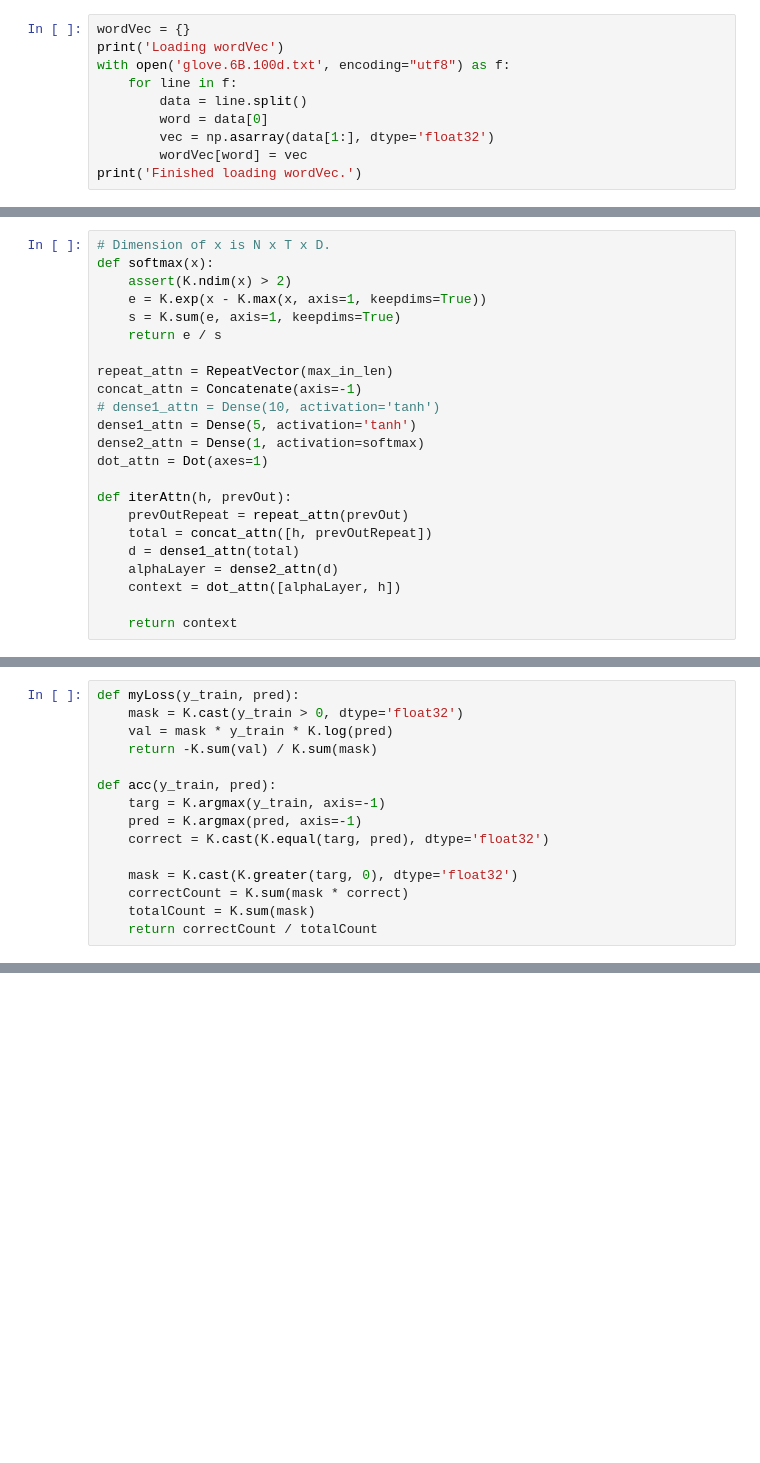
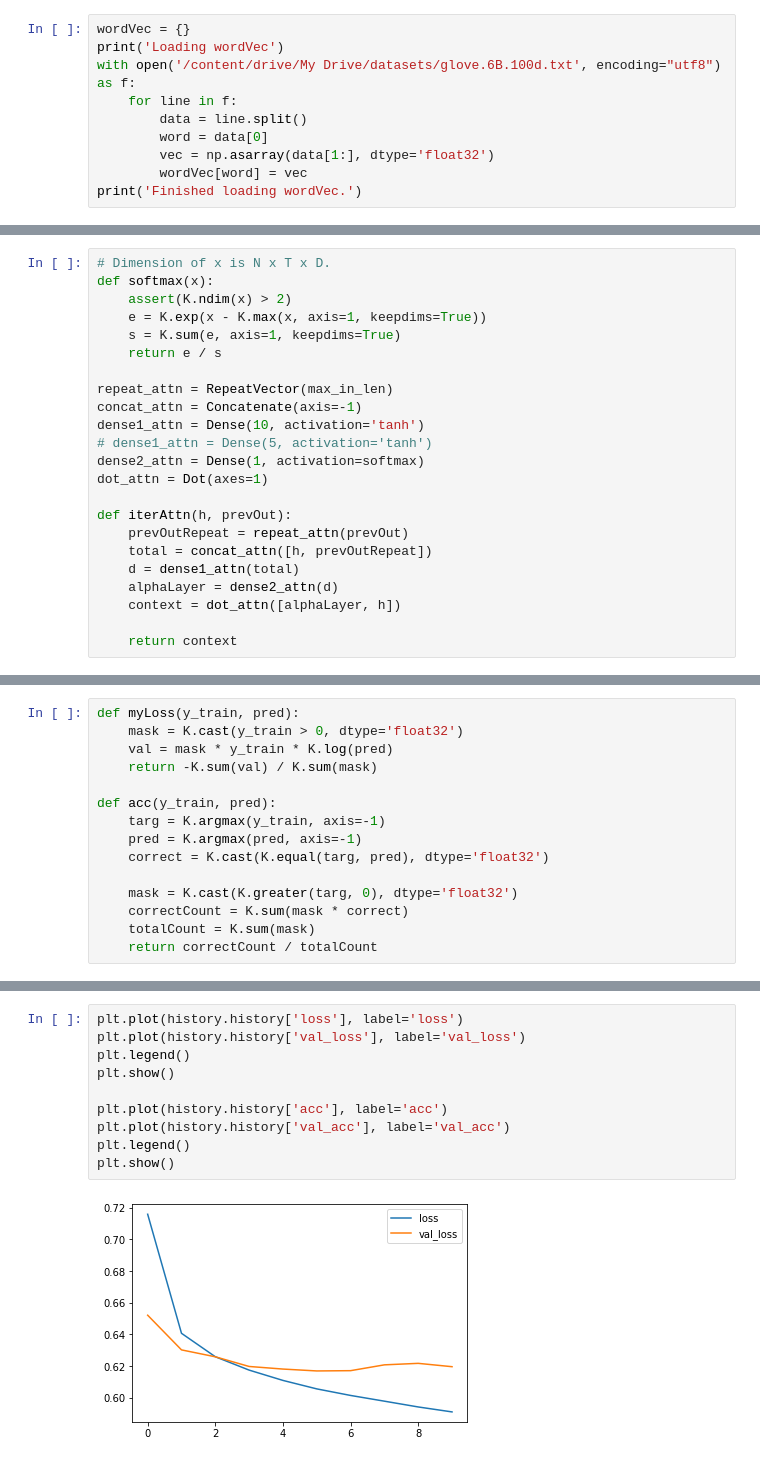
Before and after one commit to BaturinaAnna/NaturalLanguageProcessing, a Jupyter notebook: NamedEntityRecognition/NER_seq2seq_attention.ipynb, the cells around one changed output, grey strips where cells are left out. Drawn from its saved outputs; the diff is of its cells as text; blank space fills up the shorter version.

```diff
--- a/NamedEntityRecognition/NER_seq2seq_attention.ipynb
+++ b/NamedEntityRecognition/NER_seq2seq_attention.ipynb
@@ -96,7 +89,7 @@ Saving glove.6B.100d.txt to glove.6B.100d.txt
 # %%
 wordVec = {}
 print('Loading wordVec')
-with open('glove.6B.100d.txt', encoding="utf8") as f:
+with open('/content/drive/My Drive/datasets/glove.6B.100d.txt', encoding="utf8") as f:
     for line in f:
         data = line.split()
         word = data[0]
@@ -157,8 +149,8 @@ def softmax(x):
 
 repeat_attn = RepeatVector(max_in_len)
 concat_attn = Concatenate(axis=-1)
-# dense1_attn = Dense(10, activation='tanh')
-dense1_attn = Dense(5, activation='tanh')
+dense1_attn = Dense(10, activation='tanh')
+# dense1_attn = Dense(5, activation='tanh')
 dense2_attn = Dense(1, activation=softmax)
 dot_attn = Dot(axes=1)
 
@@ -232,0 +241,12 @@ Epoch 2/2
+# %%
+plt.plot(history.history['loss'], label='loss')
+plt.plot(history.history['val_loss'], label='val_loss')
+plt.legend()
+plt.show()
+
+plt.plot(history.history['acc'], label='acc')
+plt.plot(history.history['val_acc'], label='val_acc')
+plt.legend()
+plt.show()
+# %% [output]
+[figure, added]
```
Also changed, not shown: parts of 13 cells of this notebook.
